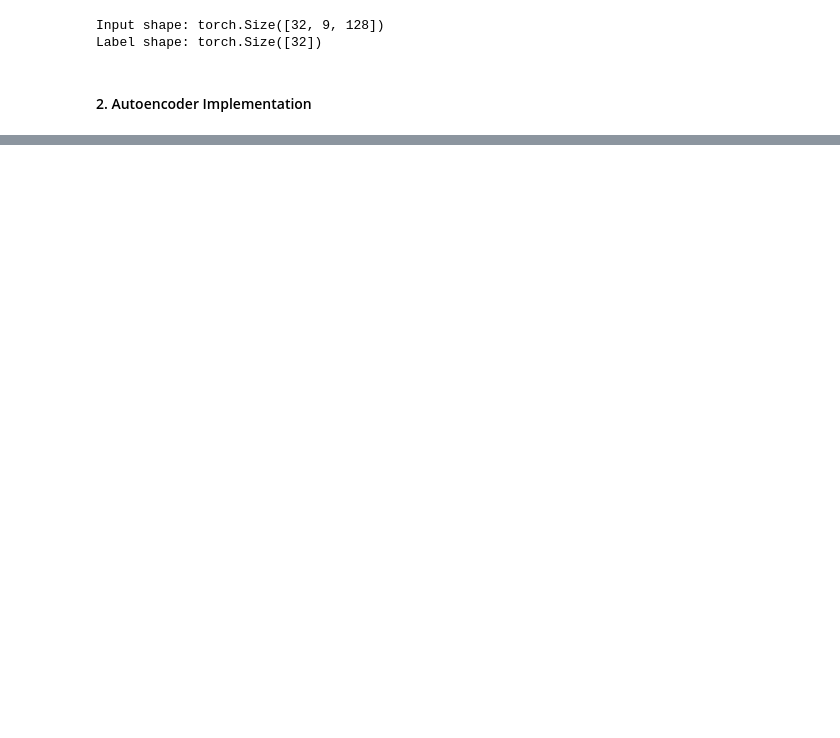
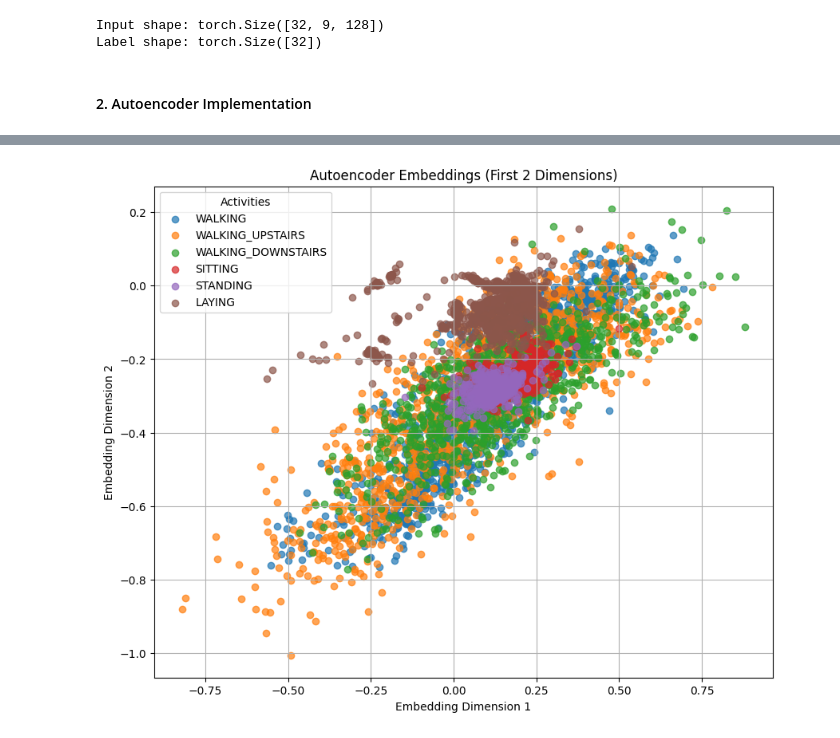
Before and after one commit to kkipngenokoech/MathsRequiredForAI, a Jupyter notebook: INTRO TO ML/HW4/q4.ipynb, the cells around one changed output, grey strips where cells are left out. Drawn from its saved outputs; the diff is of its cells as text; code cells hidden in the pictures; blank space fills up the shorter version.

Commit message:
embeddings

```diff
--- a/INTRO TO ML/HW4/q4.ipynb
+++ b/INTRO TO ML/HW4/q4.ipynb
@@ -706,0 +694,52 @@ plt.show()
+# %%
+# 3. Embedding Extraction and Visualization
+import numpy as np
+
+ae_loader = DataLoader(train_dataset, batch_size=32, shuffle=False)
+
+# Extract embeddings for the training data
+model.eval()
+embeddings = []
+labels_list = []
+
+with torch.no_grad():
+    for batch_X, batch_y in ae_loader:
+        # Move batch to device
+        batch_X = batch_X.to(device)
+
+        # Pass through the model to get embeddings
+        _, encoded = model(batch_X)
+
+        # Move embeddings to CPU and convert to numpy
+        embeddings.append(encoded.cpu().numpy())
+        labels_list.append(batch_y.numpy())
+
+# Concatenate all batches
+embeddings = np.concatenate(embeddings, axis=0)
+labels = np.concatenate(labels_list, axis=0)
+
+# Create a scatter plot of the 2D embeddings (first 2 dimensions)
+plt.figure(figsize=(10, 8))
+
+# Load activity labels for better visualization
+activity_labels = pd.read_csv("UCI HAR Dataset/activity_labels.txt",
+                              header=None, sep=r'\s+',
+                              names=['id', 'activity_name'])
+activity_mapping = dict(zip(activity_labels['id'], activity_labels['activity_name']))
+
+# Create scatter plot with different colors for each activity
+unique_activities = np.unique(labels)
+for activity in unique_activities:
+    indices = np.where(labels == activity)[0]
+    plt.scatter(embeddings[indices, 0], embeddings[indices, 1],
+                label=activity_mapping[activity], alpha=0.7)
+
+plt.title("Autoencoder Embeddings (First 2 Dimensions)")
+plt.xlabel("Embedding Dimension 1")
+plt.ylabel("Embedding Dimension 2")
+plt.legend(title="Activities")
+plt.grid(True)
+plt.savefig('autoencoder_embeddings.pdf', format='pdf', dpi=300, bbox_inches='tight')
+plt.show()
+# %% [output]
+[figure, added]
```
Also changed, not shown: parts of 7 cells of this notebook, 3 other files.
